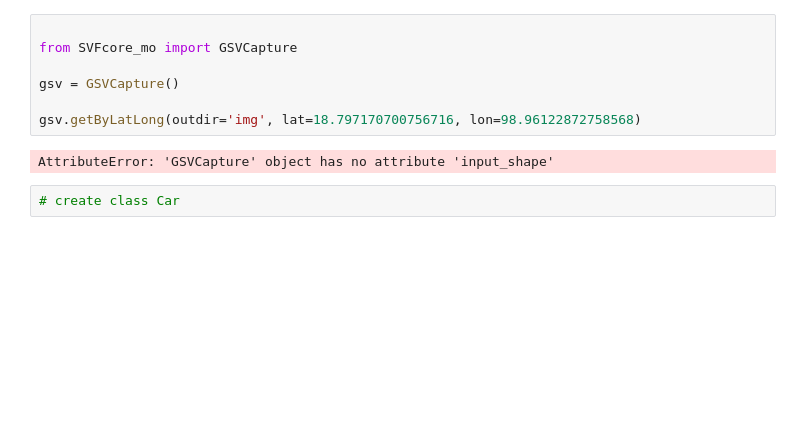
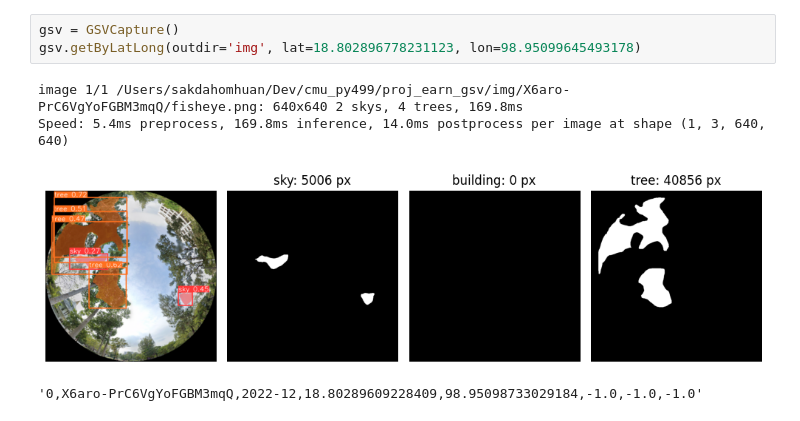
Before and after one commit to dookda/cmu_py499, a Jupyter notebook: proj_earn_gsv/SVFapp.ipynb, the cells around one changed output. Cells and saved outputs as stored; diff of their text form; blank space fills up the shorter version.

```diff
--- a/proj_earn_gsv/SVFapp.ipynb
+++ b/proj_earn_gsv/SVFapp.ipynb
@@ -1,11 +248,8 @@
 # %%
-
-from SVFcore_mo import GSVCapture
-
 gsv = GSVCapture()
-
-gsv.getByLatLong(outdir='img', lat=18.797170700756716, lon=98.96122872758568)
+gsv.getByLatLong(outdir='img', lat=18.802896778231123, lon=98.95099645493178)
 # %% [output]
-AttributeError: 'GSVCapture' object has no attribute 'input_shape'
+image 1/1 /Users/sakdahomhuan/Dev/cmu_py499/proj_earn_gsv/img/X6aro-PrC6VgYoFGBM3mqQ/fisheye.png: 640x640 2 skys, 4 trees, 169.8ms
+Speed: 5.4ms preprocess, 169.8ms inference, 14.0ms postprocess per image at shape (1, 3, 640, 640)
+[figure, added]
+'0,X6aro-PrC6VgYoFGBM3mqQ,2022-12,18.80289609228409,98.95098733029184,-1.0,-1.0,-1.0'
-# %%
-# create class Car
```
Also changed, not shown: parts of 2 cells of this notebook, 5 other files.
